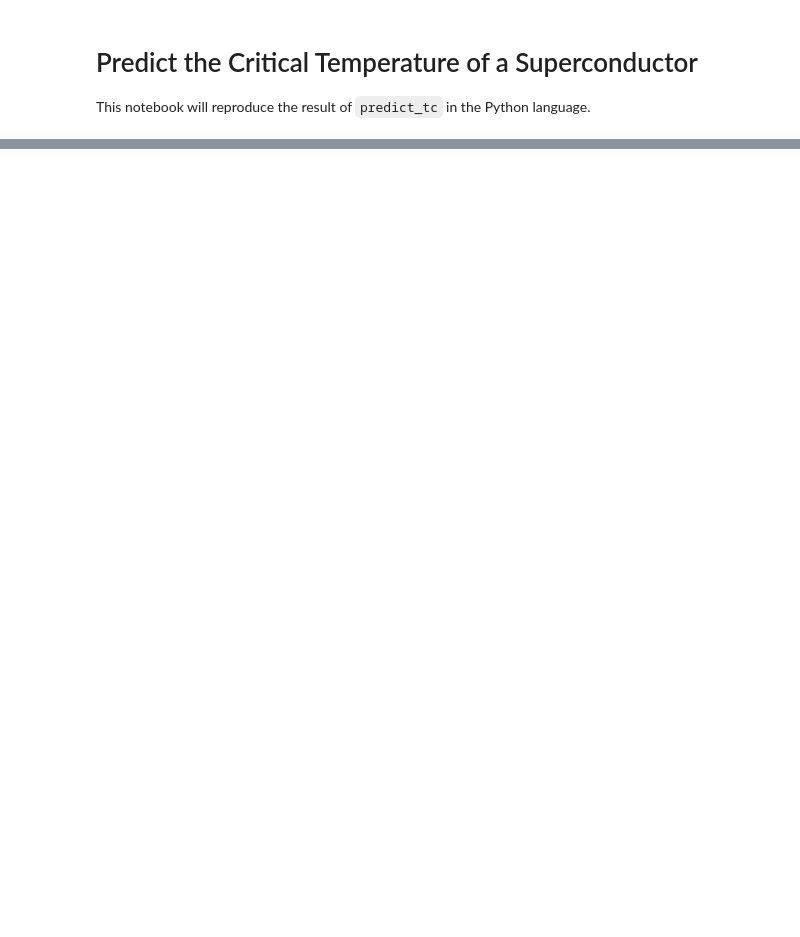
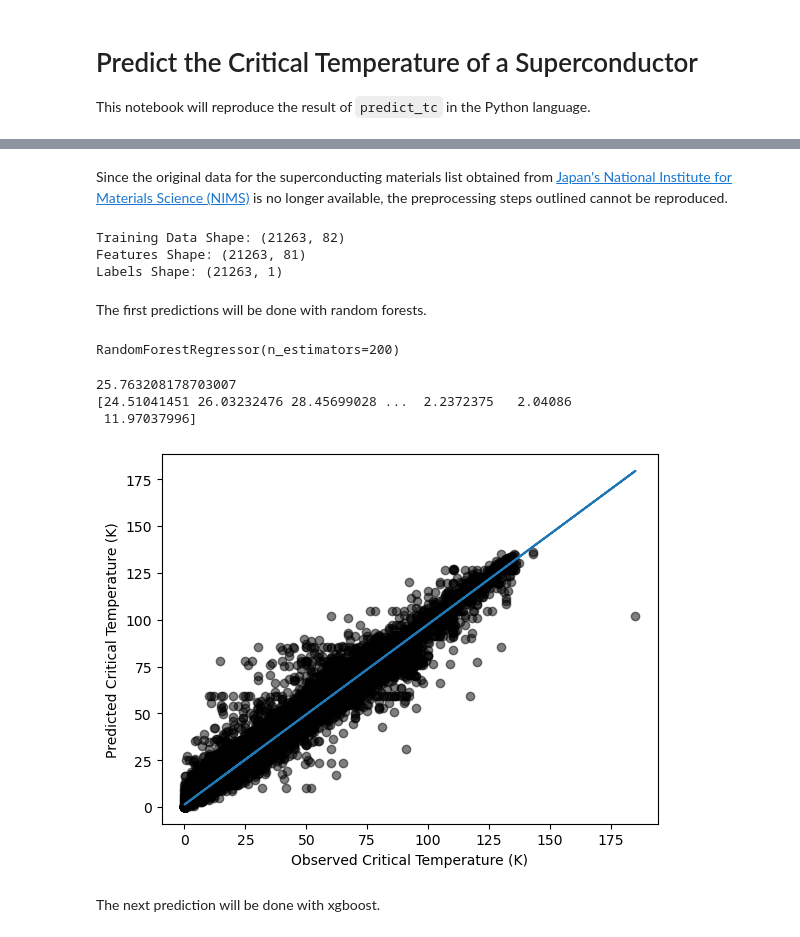
Before and after one commit to ppak10/24-787-Term-Project, a Jupyter notebook: notebooks/predict_tc_python.ipynb, the cells around one changed output, grey strips where cells are left out. Drawn from its saved outputs; the diff is of its cells as text; code cells hidden in the pictures; blank space fills up the shorter version.

Commit message:
Updates `predict_tc_python.ipynb` with random forests implementation.

```diff
--- a/notebooks/predict_tc_python.ipynb
+++ b/notebooks/predict_tc_python.ipynb
@@ -28,0 +14,45 @@ info("Fe+2")
+# %% [markdown]
+Since the original data for the superconducting materials list obtained from [Japan's National Institute for Materials Science (NIMS)](http://supercon.nims.go.jp/index_en.html) is no longer available, the preprocessing steps outlined cannot be reproduced.
+# %%
+training_df = pd.read_csv('../uci_supercondutor_data/train.csv')
+training = np.array(training_df)
+features_length = len(training[0])
+X = training[:,:features_length-1]
+Y = training[:,features_length-1:features_length]
+
+print(f"Training Data Shape: {training.shape}")
+print(f"Features Shape: {X.shape}")
+print(f"Labels Shape: {Y.shape}")
+# %% [output]
+Training Data Shape: (21263, 82)
+Features Shape: (21263, 81)
+Labels Shape: (21263, 1)
+# %% [markdown]
+The first predictions will be done with random forests.
+# %%
+forest = RandomForestRegressor(2500)
+forest.fit(X, Y)
+# %% [output]
+RandomForestRegressor(n_estimators=200)
+# %%
+yfit = forest.predict(X)
+print(mean_squared_error(Y, yfit))
+
+# Plot observed temperatures vs predicted temperatures with scatter plot.
+plt.scatter(Y, yfit, color=(0, 0, 0, 0.5))
+plt.xlabel("Observed Critical Temperature (K)")
+plt.ylabel("Predicted Critical Temperature (K)")
+
+# Plot linear trendline
+z = np.polyfit(Y.ravel(), yfit, 1)
+p = np.poly1d(z)
+plt.plot(Y, p(Y))
+
+plt.show()
+# %% [output]
+25.763208178703007
+[24.51041451 26.03232476 28.45699028 ...  2.2372375   2.04086
+ 11.97037996]
+[figure, added]
+# %% [markdown]
+The next prediction will be done with xgboost.
```
Also changed, not shown: parts of 3 cells of this notebook, 1 other file.
